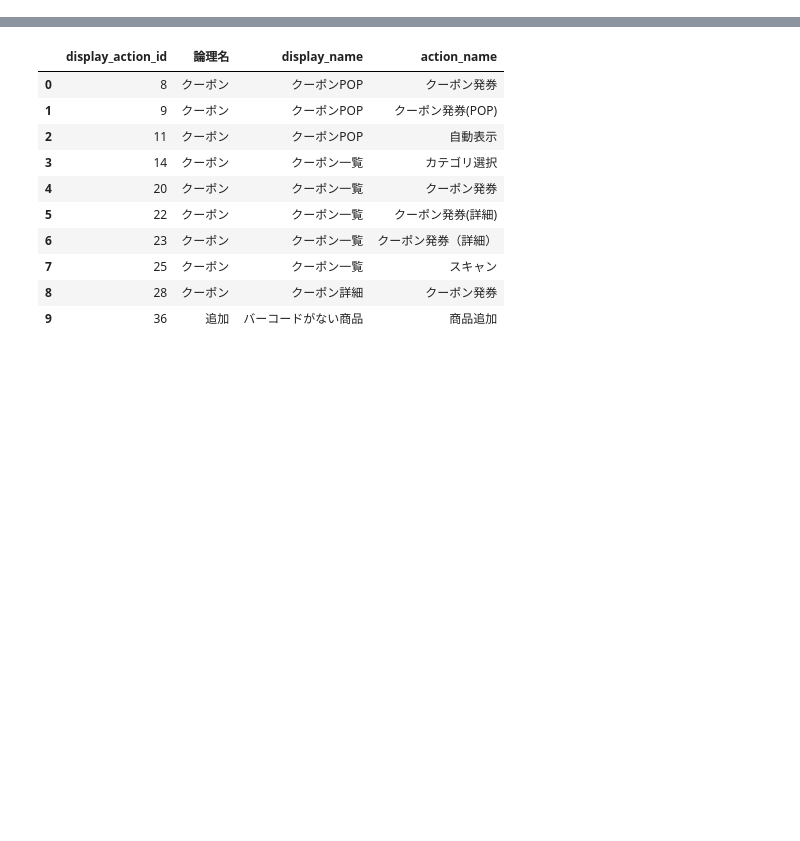
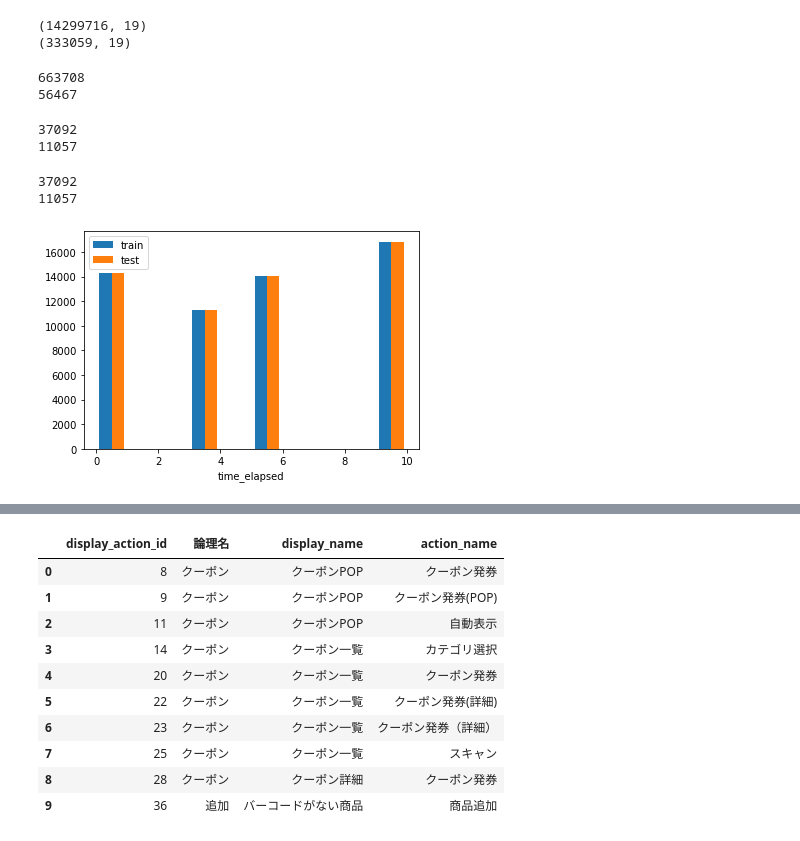
Before and after one commit to yumehara/atmacup9, a Jupyter notebook: notebooks/EDA.ipynb, the cells around one changed output, grey strips where cells are left out. Saved outputs shown, nothing was run; the diff lists cells and outputs as text; code cells hidden in the pictures; blank space fills up the shorter version.

```diff
--- a/notebooks/EDA.ipynb
+++ b/notebooks/EDA.ipynb
@@ -79,0 +61,43 @@ meta.head(10)
+# %%
+train_log = cartlog[cartlog['date']<'2020-08-01']
+test_log = cartlog[cartlog['date']>='2020-08-01']
+print(train_log.shape)
+print(test_log.shape)
+# %% [output]
+(14299716, 19)
+(333059, 19)
+# %%
+train_session = train_log['session_id'].unique()
+test_session = test_log['session_id'].unique()
+print(len(train_session))
+print(len(test_session))
+# %% [output]
+663708
+56467
+# %%
+train_user = train_log['user_id'].unique()
+test_user = test_log['user_id'].unique()
+print(len(train_user))
+print(len(test_user))
+# %% [output]
+37092
+11057
+# %%
+train_user_master = user_master[user_master['user_id'].isin(train_user)]
+test_user_master = user_master[user_master['user_id'].isin(test_user)]
+print(len(train_user_master))
+print(len(test_user_master))
+# %% [output]
+37092
+11057
+# %%
+def draw_bar_plot(train, test, col, bins=10):
+    fig = plt.figure()
+    ax = fig.add_subplot(1, 1, 1)
+    ax.hist([train[col], test[col]], bins=bins, label=['train', 'test'])
+    ax.legend()
+    ax.set_xlabel(col)
+# %%
+draw_bar_plot(meta, meta, 'time_elapsed', 10)
+# %% [output]
+[figure, added]
```
Also changed, not shown: parts of 28 cells of this notebook, 1 other file.
